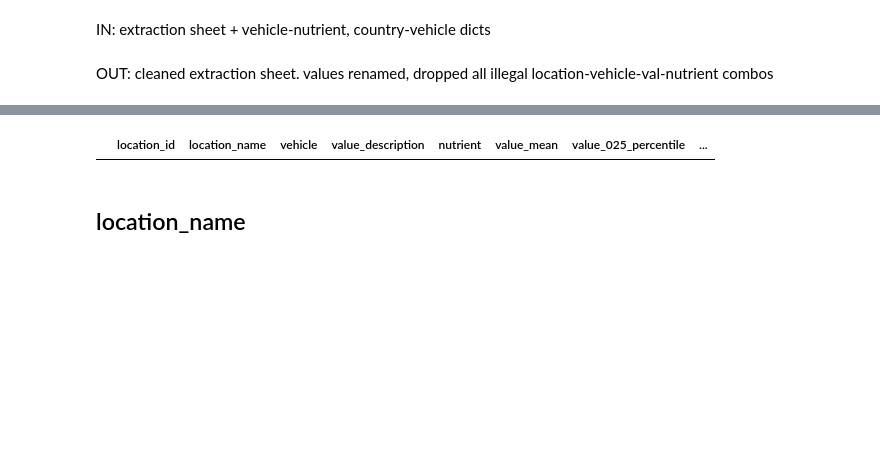
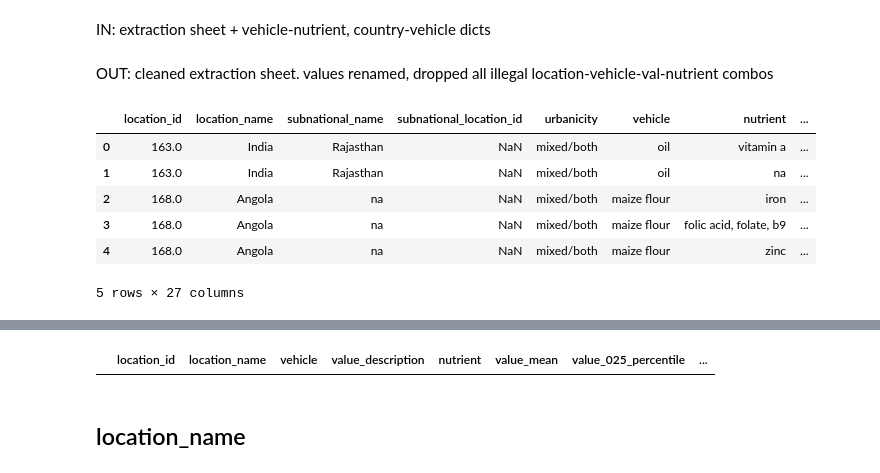
Before and after one commit to ihmeuw/vivarium_research_lsff, a Jupyter notebook: data_prep/pipeline/00_clean_data.ipynb, the cells around one changed output, grey strips where cells are left out. Cells and saved outputs as stored; diff of their text form; code cells hidden in the pictures; blank space fills up the shorter version.

```diff
--- a/data_prep/pipeline/00_clean_data.ipynb
+++ b/data_prep/pipeline/00_clean_data.ipynb
@@ -23,2 +23,12 @@ path = data_prep_dir + 'extraction_sheet_lsff_03_08_2021.csv'
 df = pd.read_csv(path, encoding = 'utf-8')
+# %%
+df.head()
+# %% [output]
+|  | location_id | location_name | subnational_name | subnational_location_id | urbanicity | vehicle | nutrient | ... |
+| 0 | 163.0 | India | Rajasthan | NaN | mixed/both | oil | vitamin a | ... |
+| 1 | 163.0 | India | Rajasthan | NaN | mixed/both | oil | na | ... |
+| 2 | 168.0 | Angola | na | NaN | mixed/both | maize flour | iron | ... |
+| 3 | 168.0 | Angola | na | NaN | mixed/both | maize flour | folic acid, folate, b9 | ... |
+| 4 | 168.0 | Angola | na | NaN | mixed/both | maize flour | zinc | ... |
+5 rows × 27 columns
 # %%
```
Also changed, not shown: parts of 15 cells of this notebook, 1 other file.
